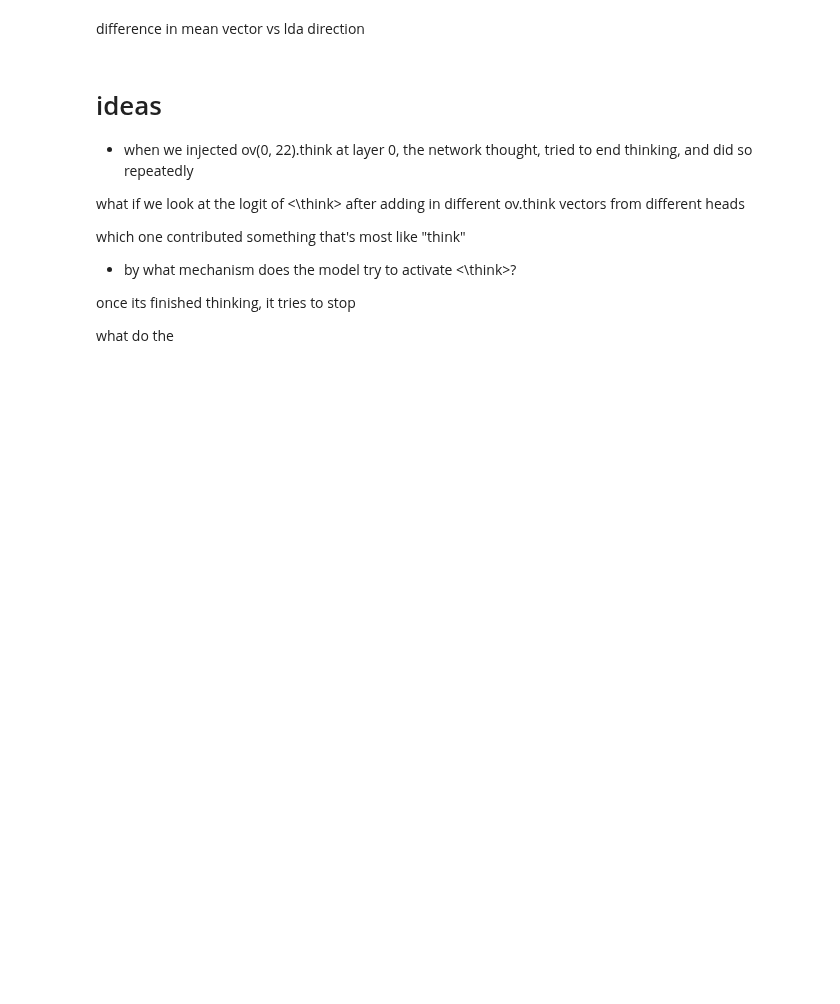
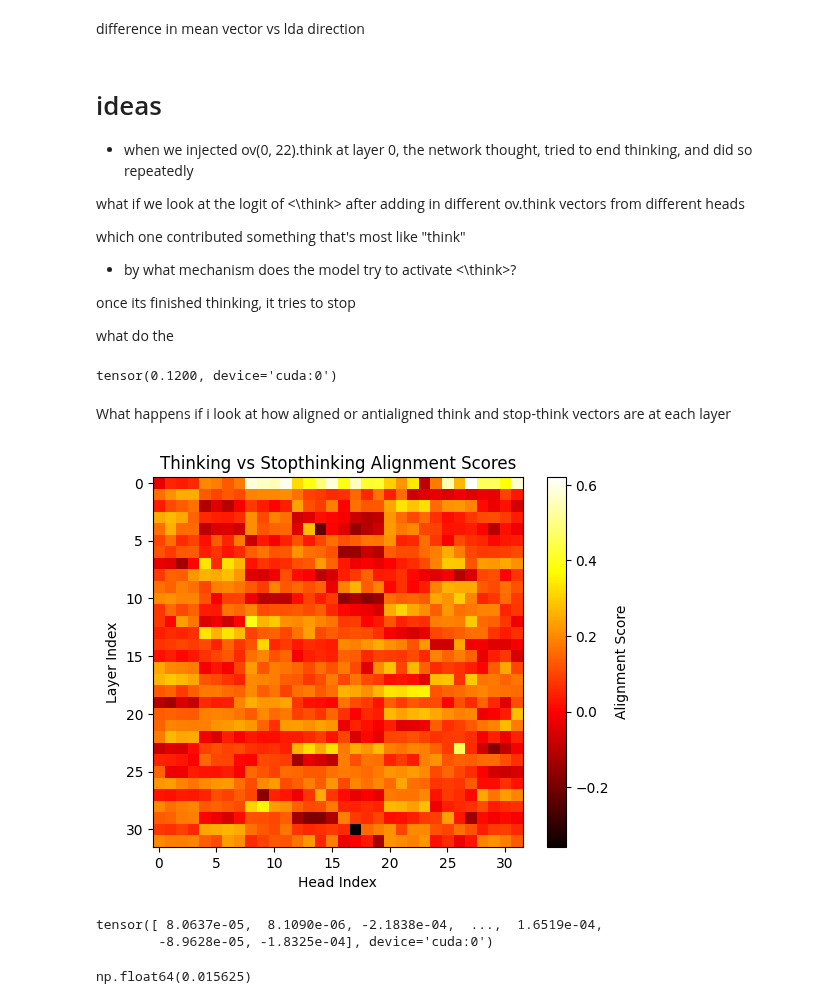
Before and after one commit to durrcommasteven/mech_interp_research, a Jupyter notebook: tl_steering.ipynb, the cells around one changed output. Cells and saved outputs as stored; diff of their text form; code cells hidden in the pictures; blank space fills up the shorter version.

```diff
--- a/tl_steering.ipynb
+++ b/tl_steering.ipynb
@@ -200,3 +200,12 @@ which one contributed something that's most like "think"
 once its finished thinking, it tries to stop
 
 what do the
+# %%
+normed_think = model.W_E[128013] / torch.linalg.norm(model.W_E[128013])
+normed_stopthink = model.W_E[128014] / torch.linalg.norm(model.W_E[128014])
+# %%
+normed_stopthink@normed_think
+# %% [output]
+tensor(0.1200, device='cuda:0')
+# %% [markdown]
+What happens if i look at how aligned or antialigned think and stop-think vectors are at each layer
@@ -203,2 +236,42 @@ what do the
+# %%
+"""
+plot the alignment scores for each layer and head
+use a heatmap to visualize the scores
+"""
+def plot_alignment_scores():
+    """
+    Plots the alignment scores for each layer and head as a heatmap.
+
+    Returns:
+        None
+    """
+    # Initialize an array to store the alignment scores
+    alignment_scores = np.zeros((model.cfg.n_layers, model.cfg.n_heads))
+
+    # Compute the alignment scores for each layer and head
+    for layer_idx in range(model.cfg.n_layers):
+        for head_idx in range(model.cfg.n_heads):
+            alignment_scores[layer_idx, head_idx] = compute_thinking_alignment(layer_idx, head_idx)
+
+    # Plot the alignment scores as a heatmap
+    plt.imshow(alignment_scores, cmap='hot', interpolation='nearest')
+    plt.colorbar(label='Alignment Score')
+    plt.xlabel('Head Index')
+    plt.ylabel('Layer Index')
+    plt.title('Thinking vs Stopthinking Alignment Scores')
+    plt.show()
+# %%
+plot_alignment_scores()
+# %% [output]
+[figure, added]
+# %%
+model.W_E[128013]@model.W_V[0, 22]@model.W_O[0, 22]
+# %% [output]
+tensor([ 8.0637e-05,  8.1090e-06, -2.1838e-04,  ...,  1.6519e-04,
+        -8.9628e-05, -1.8325e-04], device='cuda:0')
+# %%
+1/np.sqrt(4096)
+# %% [output]
+np.float64(0.015625)
 # %%
 <\think>
```
Also changed, not shown: parts of 11 cells of this notebook, 1 other file.
